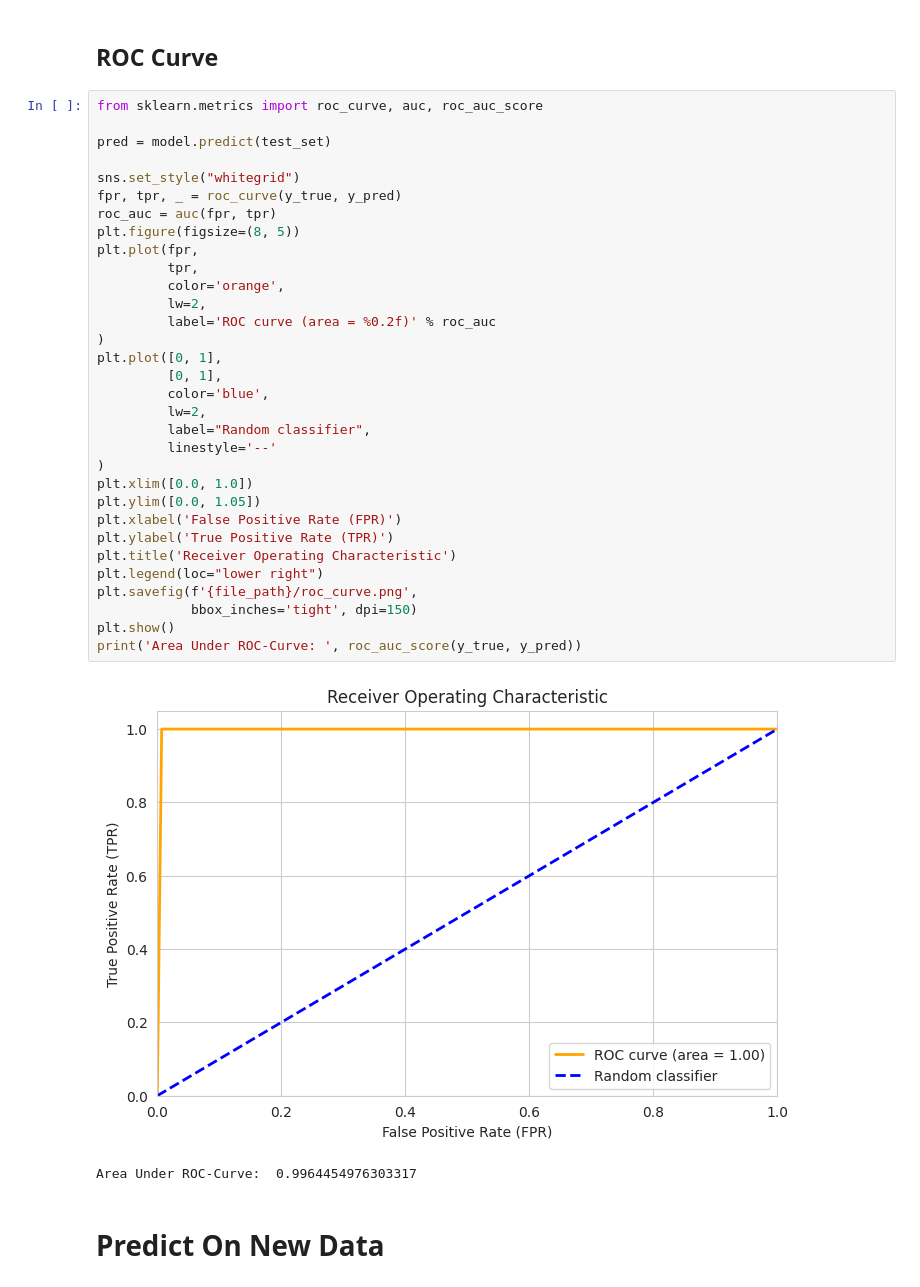
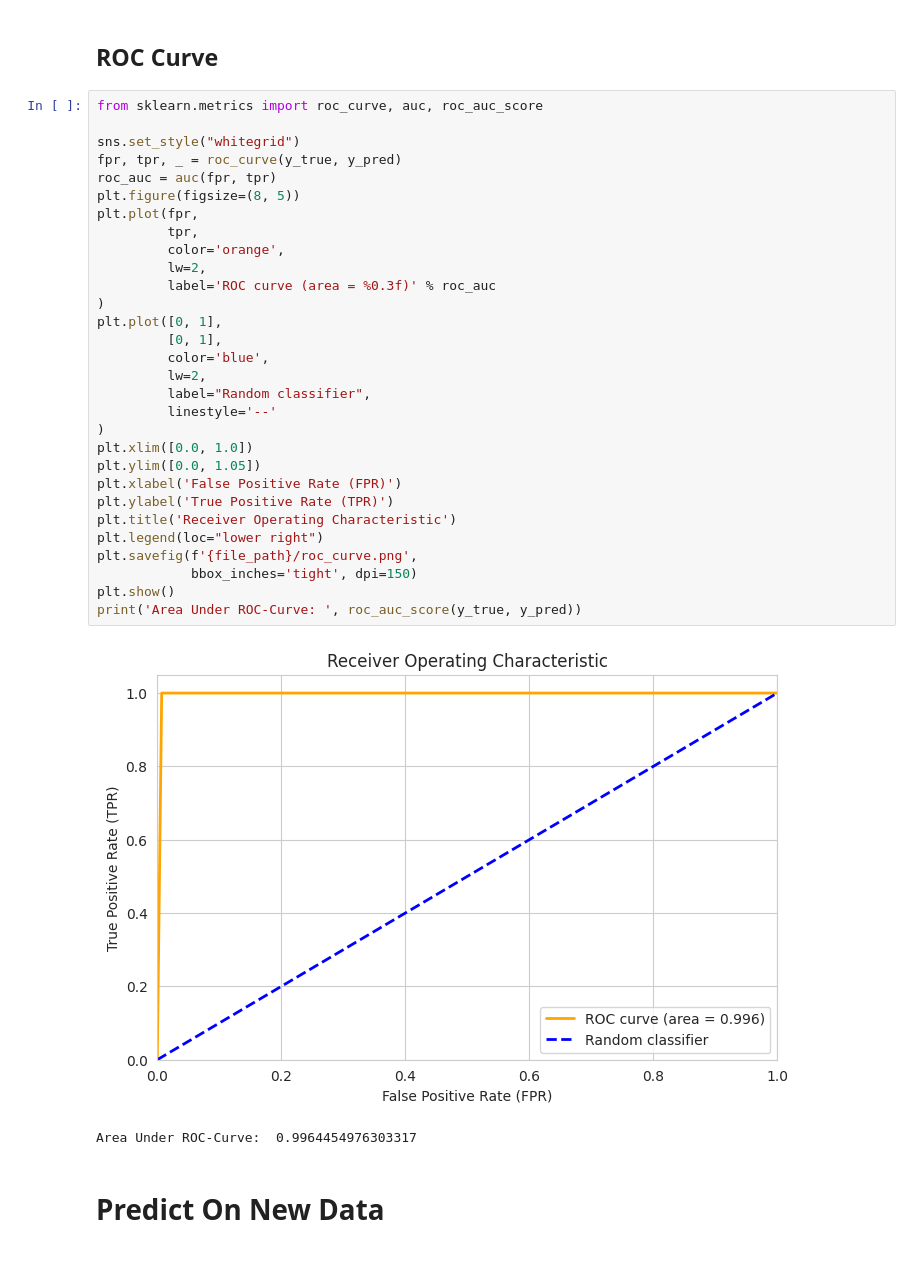
Before and after one commit to VictoriaParkes/mildew-detection-in-cherry-leaves, a Jupyter notebook: jupyter_notebooks/ModellingEvaluating.ipynb, the cells around one changed output. Cells and saved outputs as stored; diff of their text form.

```diff
--- a/jupyter_notebooks/ModellingEvaluating.ipynb
+++ b/jupyter_notebooks/ModellingEvaluating.ipynb
@@ -764,38 +769,36 @@ plt.savefig(f'{file_path}/classification_report.png',
 ## ROC Curve
 # %%
 from sklearn.metrics import roc_curve, auc, roc_auc_score
-
-pred = model.predict(test_set)
 
 sns.set_style("whitegrid")
 fpr, tpr, _ = roc_curve(y_true, y_pred)
 roc_auc = auc(fpr, tpr)
 plt.figure(figsize=(8, 5))
 plt.plot(fpr,
          tpr,
          color='orange',
          lw=2,
-         label='ROC curve (area = %0.2f)' % roc_auc
+         label='ROC curve (area = %0.3f)' % roc_auc
 )
 plt.plot([0, 1],
          [0, 1],
          color='blue',
          lw=2,
          label="Random classifier",
          linestyle='--'
 )
 plt.xlim([0.0, 1.0])
 plt.ylim([0.0, 1.05])
 plt.xlabel('False Positive Rate (FPR)')
 plt.ylabel('True Positive Rate (TPR)')
 plt.title('Receiver Operating Characteristic')
 plt.legend(loc="lower right")
 plt.savefig(f'{file_path}/roc_curve.png',
             bbox_inches='tight', dpi=150)
 plt.show()
 print('Area Under ROC-Curve: ', roc_auc_score(y_true, y_pred))
 # %% [output]
-[figure, old version]
+[figure, new version]
 Area Under ROC-Curve:  0.9964454976303317
 # %% [markdown]
 # Predict On New Data
```
Also changed, not shown: parts of 4 cells of this notebook, 1 other file.
